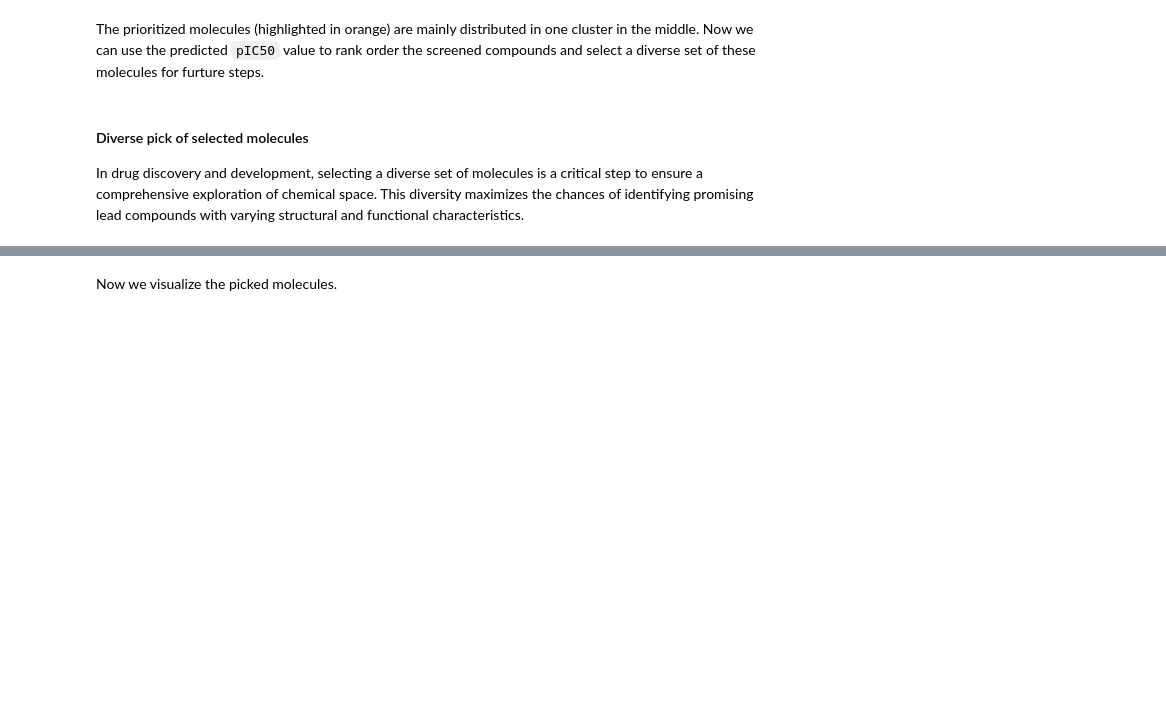
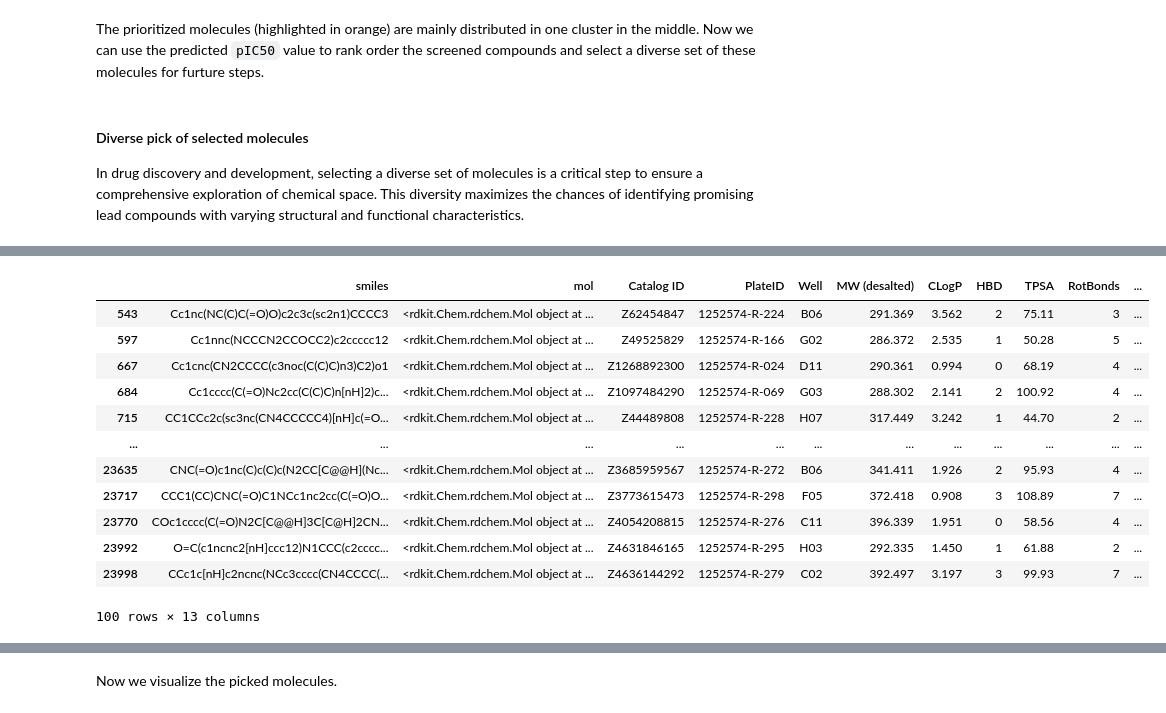
Before and after one commit to walexi/mtl_summer_school_2024, a Jupyter notebook: Lab1/01_lab1_code.ipynb, the cells around one changed output, grey strips where cells are left out. Saved outputs shown, nothing was run; the diff lists cells and outputs as text; code cells hidden in the pictures; blank space fills up the shorter version.

```diff
--- a/Lab1/01_lab1_code.ipynb
+++ b/Lab1/01_lab1_code.ipynb
@@ -1123,3 +1147,19 @@ lib_df_selected = lib_df_selected.iloc[picked_index]
+# %%
+mo_lib_df_selected.sort_index()
+# %% [output]
+|  | smiles | mol | Catalog ID | PlateID | Well | MW (desalted) | CLogP | HBD | TPSA | RotBonds | ... |
+| 543 | Cc1nc(NC(C)C(=O)O)c2c3c(sc2n1)CCCC3 | <rdkit.Chem.rdchem.Mol object at ... | Z62454847 | 1252574-R-224 | B06 | 291.369 | 3.562 | 2 | 75.11 | 3 | ... |
+| 597 | Cc1nnc(NCCCN2CCOCC2)c2ccccc12 | <rdkit.Chem.rdchem.Mol object at ... | Z49525829 | 1252574-R-166 | G02 | 286.372 | 2.535 | 1 | 50.28 | 5 | ... |
+| 667 | Cc1cnc(CN2CCCC(c3noc(C(C)C)n3)C2)o1 | <rdkit.Chem.rdchem.Mol object at ... | Z1268892300 | 1252574-R-024 | D11 | 290.361 | 0.994 | 0 | 68.19 | 4 | ... |
+| 684 | Cc1cccc(C(=O)Nc2cc(C(C)C)n[nH]2)c... | <rdkit.Chem.rdchem.Mol object at ... | Z1097484290 | 1252574-R-069 | G03 | 288.302 | 2.141 | 2 | 100.92 | 4 | ... |
+| 715 | CC1CCc2c(sc3nc(CN4CCCCC4)[nH]c(=O... | <rdkit.Chem.rdchem.Mol object at ... | Z44489808 | 1252574-R-228 | H07 | 317.449 | 3.242 | 1 | 44.70 | 2 | ... |
+| ... | ... | ... | ... | ... | ... | ... | ... | ... | ... | ... | ... |
+| 23635 | CNC(=O)c1nc(C)c(C)c(N2CC[C@@H](Nc... | <rdkit.Chem.rdchem.Mol object at ... | Z3685959567 | 1252574-R-272 | B06 | 341.411 | 1.926 | 2 | 95.93 | 4 | ... |
+| 23717 | CCC1(CC)CNC(=O)C1NCc1nc2cc(C(=O)O... | <rdkit.Chem.rdchem.Mol object at ... | Z3773615473 | 1252574-R-298 | F05 | 372.418 | 0.908 | 3 | 108.89 | 7 | ... |
+| 23770 | COc1cccc(C(=O)N2C[C@@H]3C[C@H]2CN... | <rdkit.Chem.rdchem.Mol object at ... | Z4054208815 | 1252574-R-276 | C11 | 396.339 | 1.951 | 0 | 58.56 | 4 | ... |
+| 23992 | O=C(c1ncnc2[nH]ccc12)N1CCC(c2cccc... | <rdkit.Chem.rdchem.Mol object at ... | Z4631846165 | 1252574-R-295 | H03 | 292.335 | 1.450 | 1 | 61.88 | 2 | ... |
+| 23998 | CCc1c[nH]c2ncnc(NCc3cccc(CN4CCCC(... | <rdkit.Chem.rdchem.Mol object at ... | Z4636144292 | 1252574-R-279 | C02 | 392.497 | 3.197 | 3 | 99.93 | 7 | ... |
+100 rows × 13 columns
 # %%
 picked_feat = fp_transformer(lib_df_selected["mol"])
 fig = visualize_chemspace(
```
Also changed, not shown: parts of 24 cells of this notebook.
